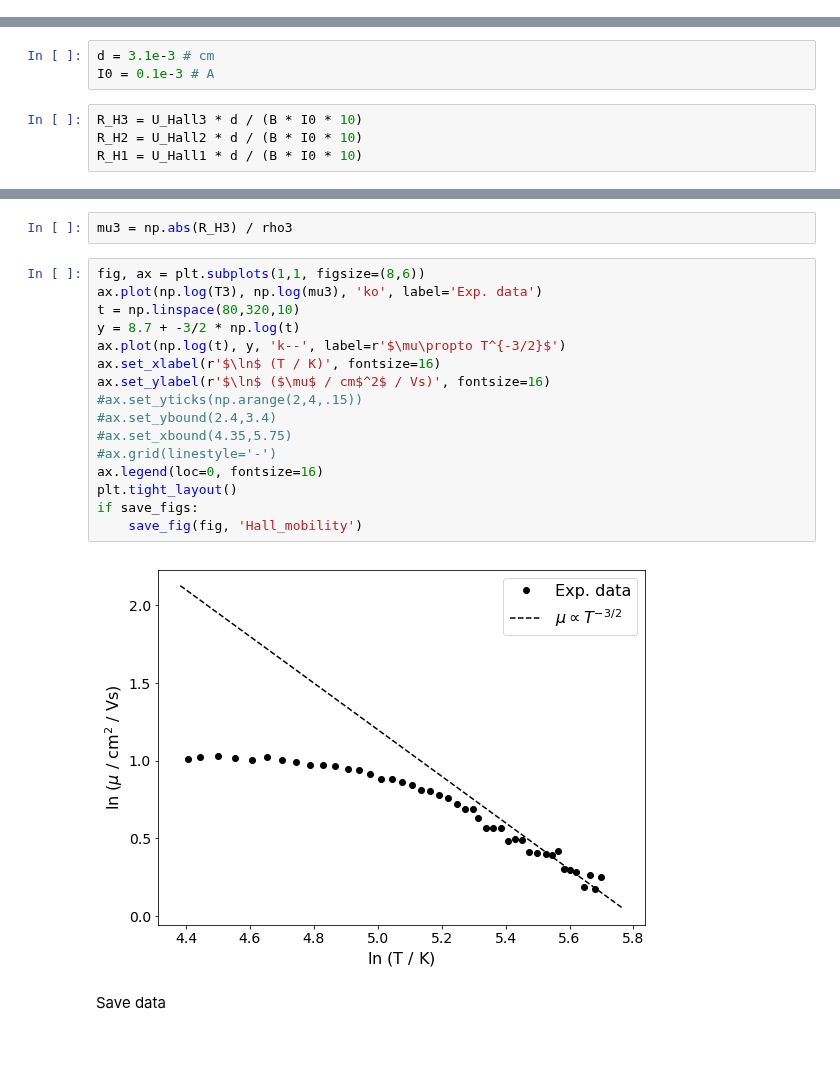
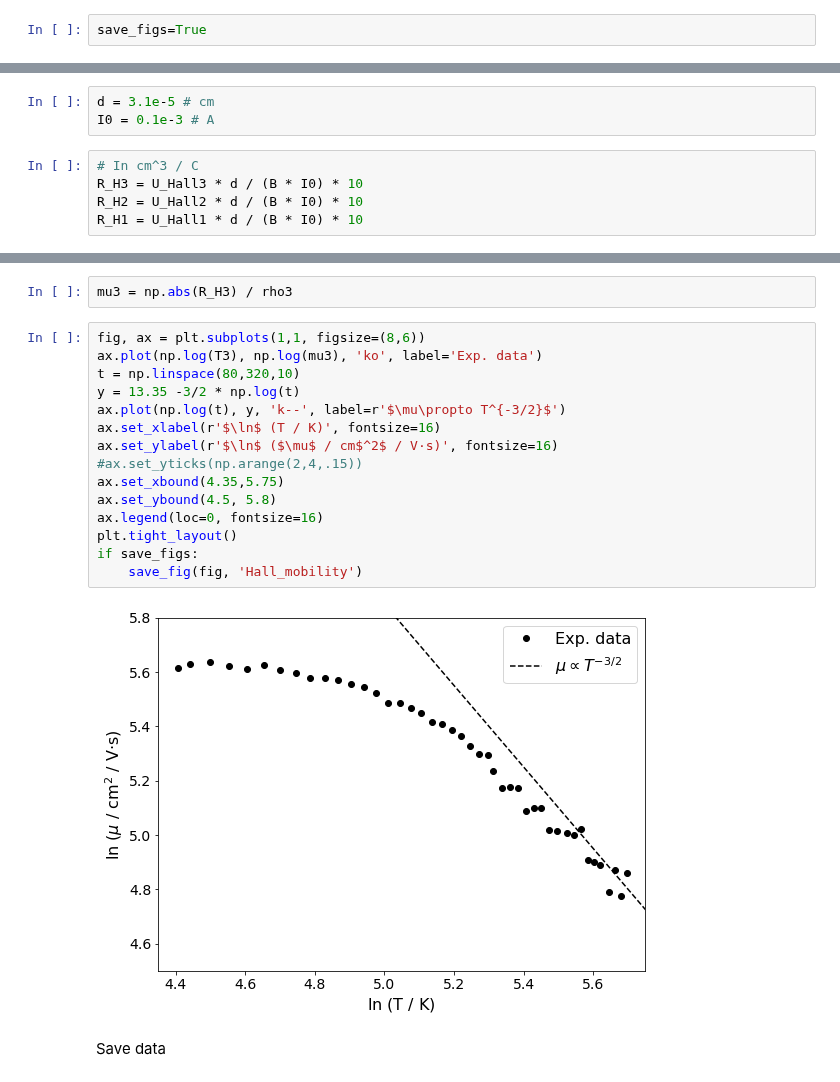
Before and after one commit to iyanmv/APL_ws18-19, a Jupyter notebook: Hall/Hall_effect.ipynb, the cells around one changed output, grey strips where cells are left out. Saved outputs shown, nothing was run; the diff lists cells and outputs as text; blank space fills up the shorter version.

Commit message:
[Hall Effect] Fix mobility plot, add conclusions and update notebook

```diff
--- a/Hall/Hall_effect.ipynb
+++ b/Hall/Hall_effect.ipynb
@@ -225,3 +225,5 @@ if save_figs:
+# %%
+save_figs=True
 # %%
 gs = gridspec.GridSpec(2, 2)
 
@@ -397,12 +399,13 @@ def ni(x):
     Eg = 1.12 * eV
     return 4.9e15 * (mde * mdh / m0**2)**(3/4) * (1000 / x)**(3/2) * np.exp(- Eg * x / (2000 * kB))
 # %%
-d = 3.1e-3 # cm
+d = 3.1e-5 # cm
 I0 = 0.1e-3 # A
 # %%
-R_H3 = U_Hall3 * d / (B * I0 * 10)
-R_H2 = U_Hall2 * d / (B * I0 * 10)
-R_H1 = U_Hall1 * d / (B * I0 * 10)
+# In cm^3 / C
+R_H3 = U_Hall3 * d / (B * I0) * 10
+R_H2 = U_Hall2 * d / (B * I0) * 10
+R_H1 = U_Hall1 * d / (B * I0) * 10
 # %%
 p3 = 1 / (electron_charge * R_H3)
 p2 = 1 / (electron_charge * R_H2)
@@ -503,21 +496,20 @@ mu3 = np.abs(R_H3) / rho3
 # %%
 fig, ax = plt.subplots(1,1, figsize=(8,6))
 ax.plot(np.log(T3), np.log(mu3), 'ko', label='Exp. data')
 t = np.linspace(80,320,10)
-y = 8.7 + -3/2 * np.log(t)
+y = 13.35 -3/2 * np.log(t)
 ax.plot(np.log(t), y, 'k--', label=r'$\mu\propto T^{-3/2}$')
 ax.set_xlabel(r'$\ln$ (T / K)', fontsize=16)
-ax.set_ylabel(r'$\ln$ ($\mu$ / cm$^2$ / Vs)', fontsize=16)
+ax.set_ylabel(r'$\ln$ ($\mu$ / cm$^2$ / V·s)', fontsize=16)
 #ax.set_yticks(np.arange(2,4,.15))
-#ax.set_ybound(2.4,3.4)
-#ax.set_xbound(4.35,5.75)
-#ax.grid(linestyle='-')
+ax.set_xbound(4.35,5.75)
+ax.set_ybound(4.5, 5.8)
 ax.legend(loc=0, fontsize=16)
 plt.tight_layout()
 if save_figs:
     save_fig(fig, 'Hall_mobility')
 # %% [output]
-[figure, old version]
+[figure, new version]
 # %% [markdown]
 Save data
 # %%
```
Also changed, not shown: parts of 18 cells of this notebook, 13 other files.
